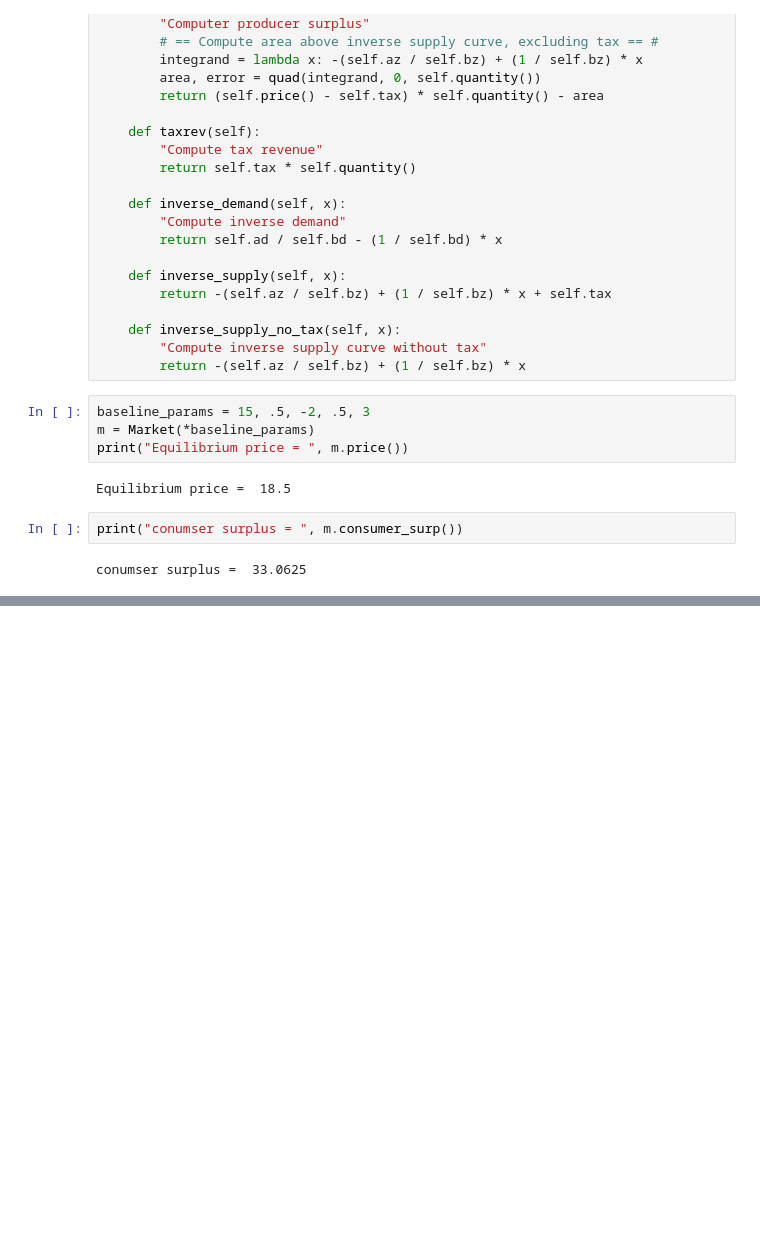
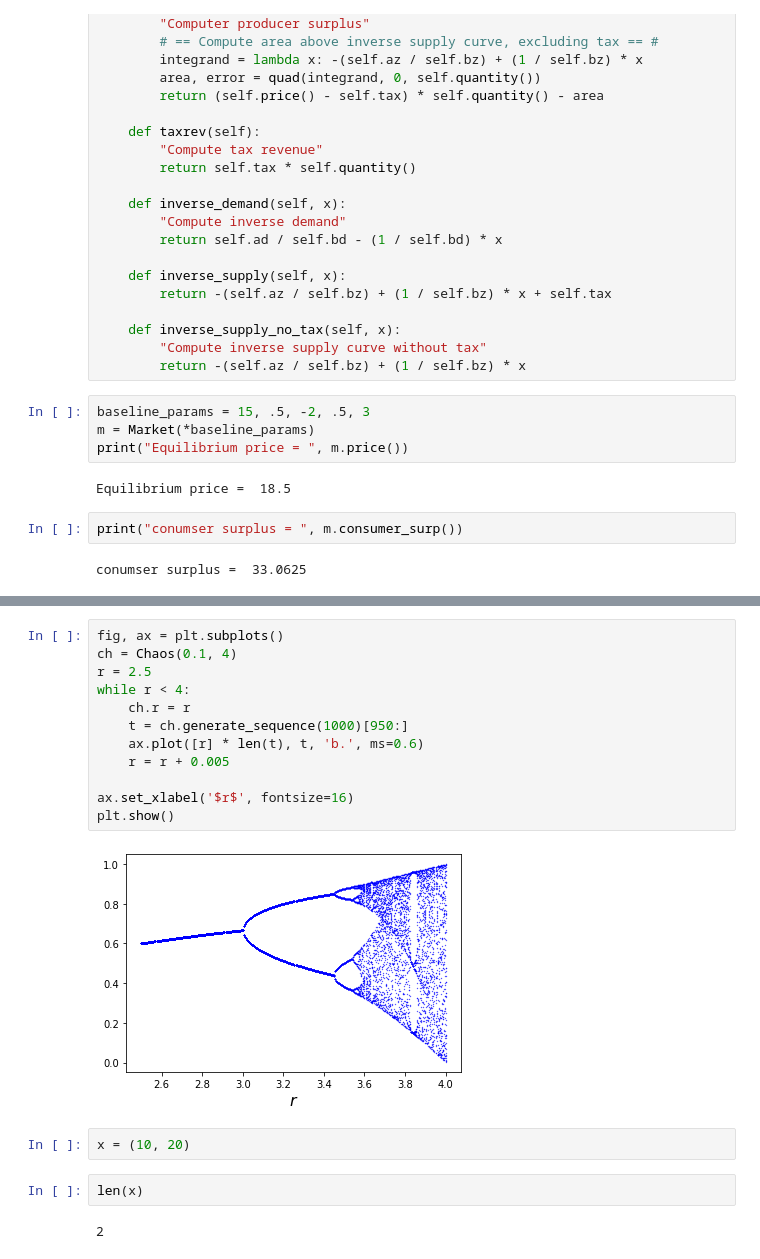
Before and after one commit to peterlebrun/quantecon, a Jupyter notebook: 20191208-intro-to-oop-2/20191208-intro-to-oop-2.ipynb, the cells around one changed output, grey strips where cells are left out. Drawn from its saved outputs; the diff is of its cells as text; blank space fills up the shorter version.

```diff
--- a/20191208-intro-to-oop-2/20191208-intro-to-oop-2.ipynb
+++ b/20191208-intro-to-oop-2/20191208-intro-to-oop-2.ipynb
@@ -215,0 +277,20 @@ ax.plot(q_grid, psno, '--k', lw=2, al)
+# %%
+fig, ax = plt.subplots()
+ch = Chaos(0.1, 4)
+r = 2.5
+while r < 4:
+    ch.r = r
+    t = ch.generate_sequence(1000)[950:]
+    ax.plot([r] * len(t), t, 'b.', ms=0.6)
+    r = r + 0.005
+
+ax.set_xlabel('$r$', fontsize=16)
+plt.show()
+# %% [output]
+[figure, added]
+# %%
+x = (10, 20)
+# %%
+len(x)
+# %% [output]
+2
```
Also changed, not shown: parts of 15 cells of this notebook.
